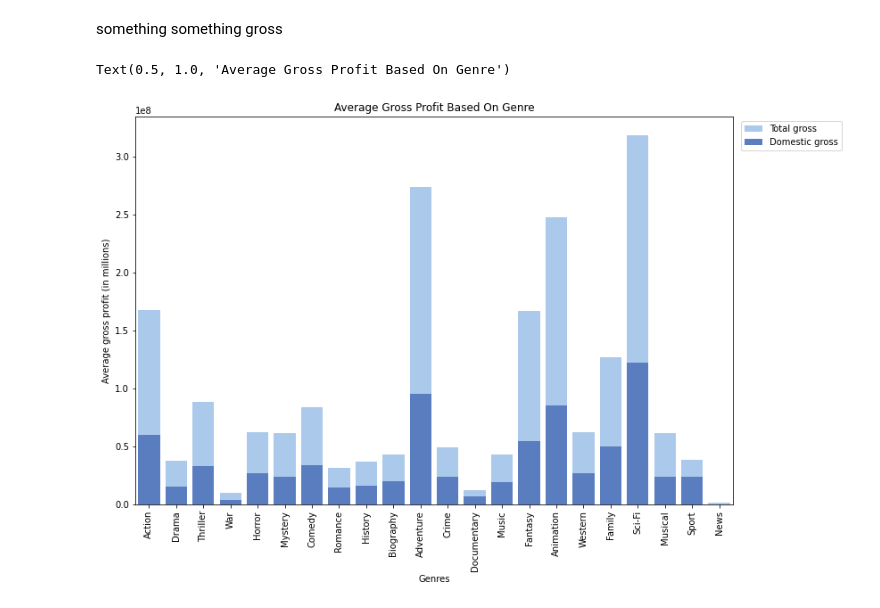
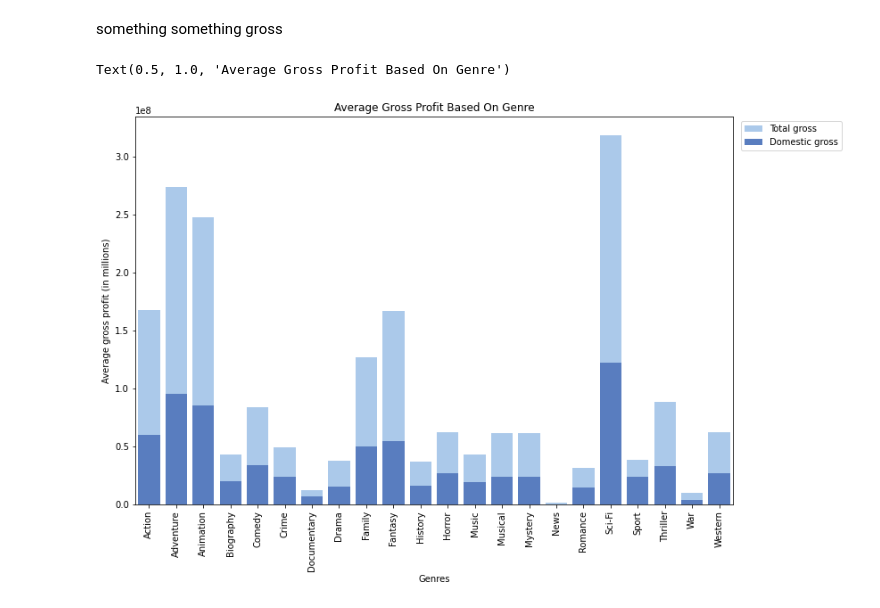
Before and after one commit to nancyho83/Microsoft-Movie-Analysis, a Jupyter notebook: cleaning-and-visualization.ipynb, the cells around one changed output. Drawn from its saved outputs; the diff is of its cells as text; code cells hidden in the pictures.

```diff
--- a/cleaning-and-visualization.ipynb
+++ b/cleaning-and-visualization.ipynb
@@ -267,0 +283,4 @@ rotten_tomatoes_df['split_genres'] = rotten_tomatoes_df['split_genres'].str.lstr
+# %%
+alphabetical_genres = gross_df.split_genres.unique()
+alphabetical_genres.sort()
+alphabetical_genres
@@ -327,15 +356,15 @@ alpha_genres = gross_df.sort_values('split_genres')
 # %%
 f, ax = plt.subplots(figsize=(12,8))
 sns.set_color_codes('pastel')
-sns.barplot(x='split_genres', y='total_gross', data=gross_df, label='Total gross', color='b', ci=None)
+sns.barplot(x='split_genres', y='total_gross', data=gross_df, label='Total gross', color='b', ci=None, order=alphabetical_genres)
 
 sns.set_color_codes('muted')
-sns.barplot(x='split_genres', y='domestic_gross', data=gross_df, label='Domestic gross', color='b', ci=None)
+sns.barplot(x='split_genres', y='domestic_gross', data=gross_df, label='Domestic gross', color='b', ci=None, order=alphabetical_genres)
 ax.set_xticklabels(ax.get_xticklabels(), rotation=90)
 ax.legend(bbox_to_anchor=(1.19, 1), loc="upper right", frameon=True)
 ax.set_xlabel('Genres')
 ax.set_ylabel('Average gross profit (in millions)')
 ax.set_title('Average Gross Profit Based On Genre')
 # %% [output]
 Text(0.5, 1.0, 'Average Gross Profit Based On Genre')
-[figure, old version]
+[figure, new version]
```
Also changed, not shown: parts of 9 cells of this notebook.
